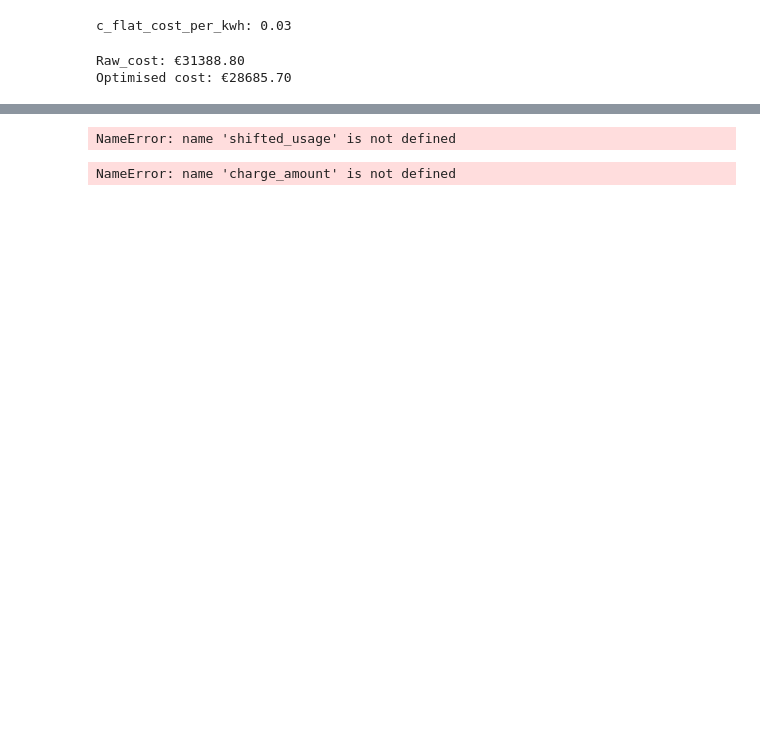
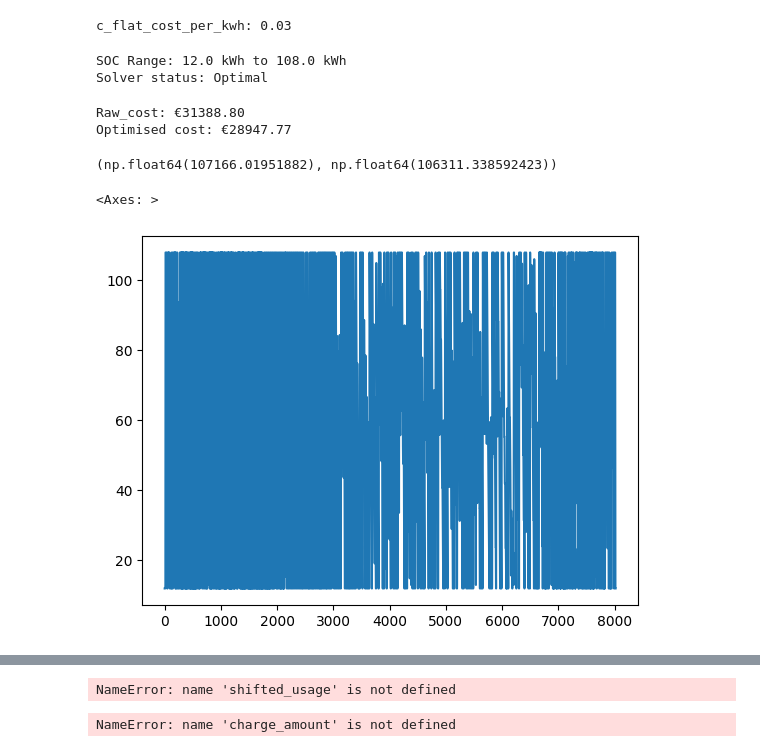
Before and after one commit to NeilSinclair/electricy-model, a Jupyter notebook: optimizer.ipynb, the cells around one changed output, grey strips where cells are left out. Saved outputs shown, nothing was run; the diff lists cells and outputs as text; code cells hidden in the pictures; blank space fills up the shorter version.

```diff
--- a/optimizer.ipynb
+++ b/optimizer.ipynb
@@ -24,19 +16,18 @@ merged_df = merged_df[merged_df.datetime < '2025-12-01']
 c_flat_cost_per_kwh: 0.03
 # %%
 optimised_results = po.solve_battery_dispatch_pulp(
-    price=merged_df['c_variable_and_fixed_per_kwh'],
-    demand=merged_df['raw_kwh_usage'],
-    E_MAX=CONFIG.BATTERY_SIZE_KWH,
-    P_MAX=CONFIG.BATTERY_POWER,
-    DT=1,
-    ETA_C=CONFIG.BATTERY_INEFFICIENCY_FACTOR,
-    ETA_D=CONFIG.BATTERY_INEFFICIENCY_FACTOR,
+    price=df_usage_and_price['c_variable_and_fixed_per_kwh'],
+    demand=df_usage_and_price['raw_kwh_usage'],
+    config=CONFIG
     )
+# %% [output]
+SOC Range: 12.0 kWh to 108.0 kWh
+Solver status: Optimal
 # %%
-raw_cost = (merged_df['raw_kwh_usage'] * merged_df['c_variable_and_fixed_per_kwh']).sum() / 100 * (1 + CONFIG.TAX_RATE)
-optimised_cost = optimised_results['total_cost'] / 100 * (1 + CONFIG.TAX_RATE)
+raw_cost = (df_usage_and_price['raw_kwh_usage'] * df_usage_and_price['c_variable_and_fixed_per_kwh']).sum() / 100 * (1 + CONFIG.TAX_RATE)
+optimised_cost = optimised_results.total_cost / 100 * (1 + CONFIG.TAX_RATE)
 print(f"Raw_cost: €{raw_cost:.2f}")
 print(f"Optimised cost: €{optimised_cost:.2f}")
 # %% [output]
 Raw_cost: €31388.80
-Optimised cost: €28685.70
+Optimised cost: €28947.77
@@ -43,5 +36,24 @@ Optimised cost: €28685.70
 # %%
-merged_df.head()
-
-save_df = merged_df[["raw_kwh_usage", "c_variable_and_fixed_per_kwh"]]
-save_df.to_csv("data/usage_and_price.csv", index=False)
+import matplotlib.pyplot as plt
+import numpy as np
+np.sum(optimised_results.grid), df_usage_and_price['raw_kwh_usage'].sum()
+# %% [output]
+(np.float64(107166.01951882), np.float64(106311.338592423))
+# %%
+import pandas as pd
+profile_with_battery = (
+    pd.DataFrame({
+        'datetime': df_usage_and_price['datetime'],
+        'raw_kwh_usage': df_usage_and_price['raw_kwh_usage'],
+        'grid_kwh_usage': optimised_results.grid,
+        'soc': optimised_results.soc,
+        'battery_charge_kwh': optimised_results.charge,
+        'battery_discharge_kwh': optimised_results.discharge,
+    }
+))
+
+profile_with_battery['battery_charge_net'] = profile_with_battery['battery_charge_kwh'] - profile_with_battery['battery_discharge_kwh']
+profile_with_battery.soc.plot()
+# %% [output]
+<Axes: >
+[figure, added]
```
Also changed, not shown: parts of 10 cells of this notebook, 13 other files.
